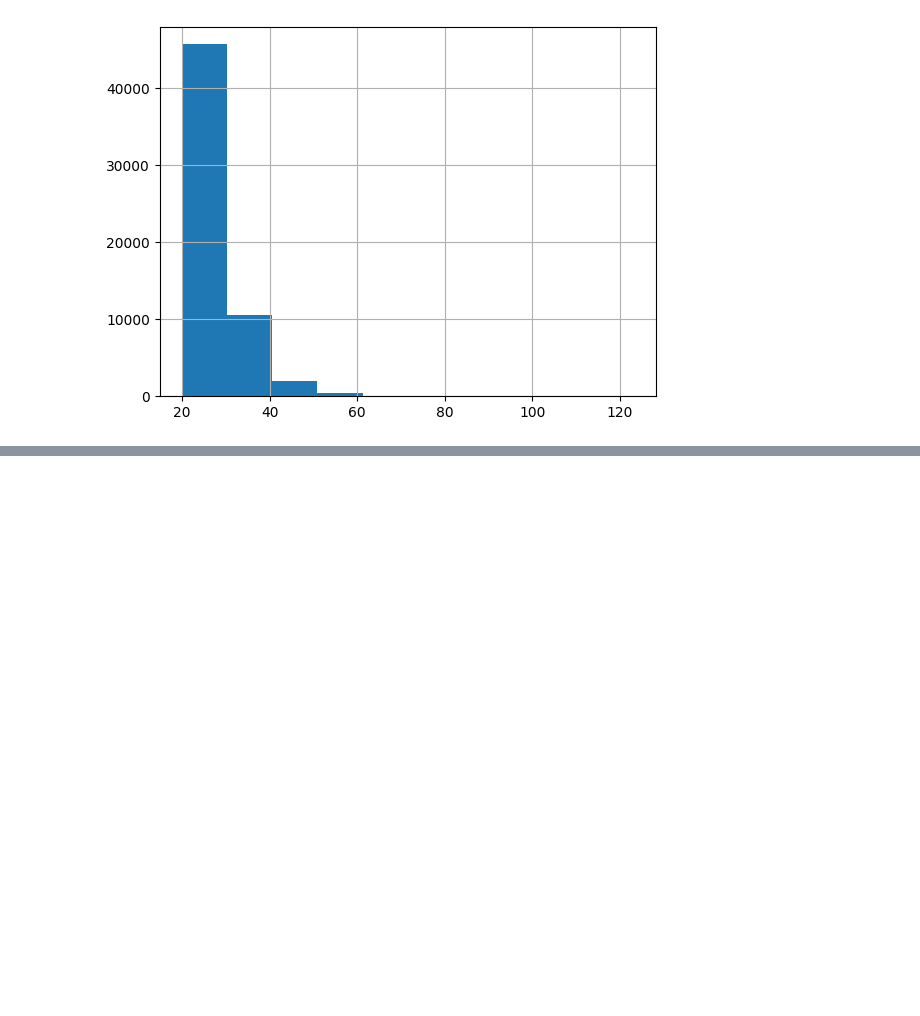
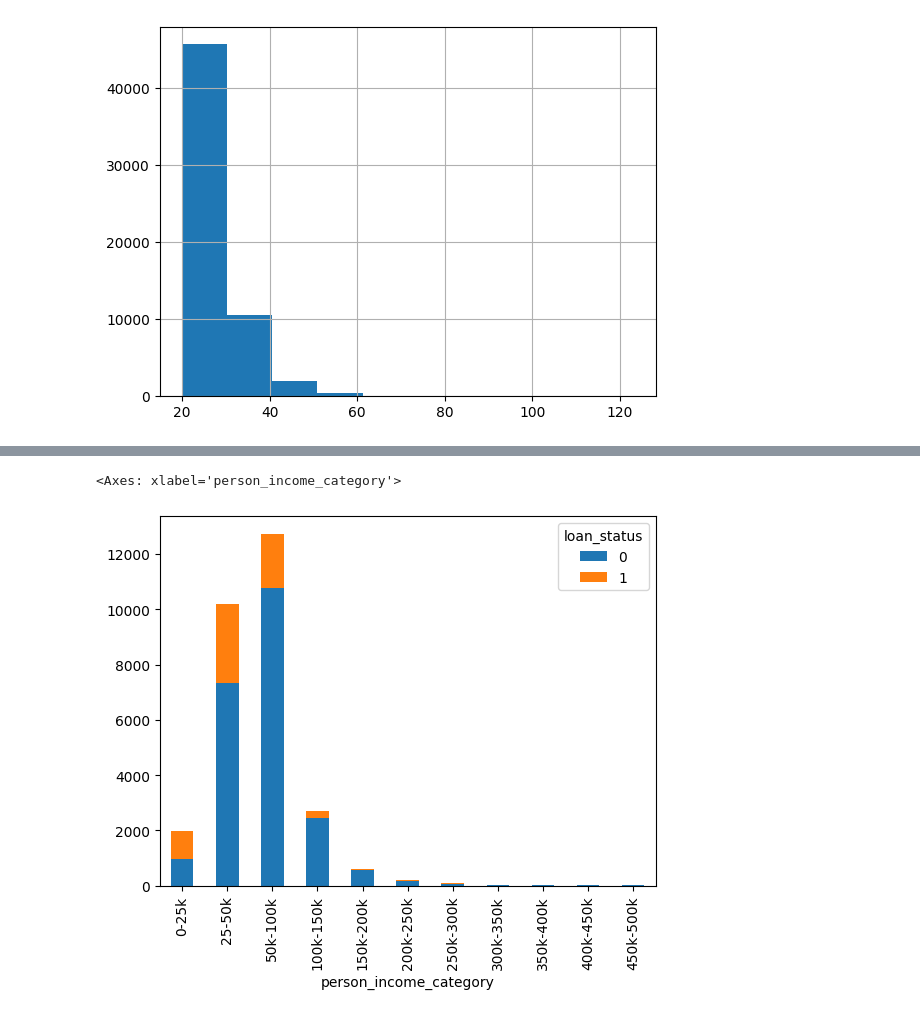
Before and after one commit to Ekatche/MLops_Loan_pred, a Jupyter notebook: notebooks/analysing.ipynb, the cells around one changed output, grey strips where cells are left out. Cells and saved outputs as stored; diff of their text form; code cells hidden in the pictures; blank space fills up the shorter version.

```diff
--- a/notebooks/analysing.ipynb
+++ b/notebooks/analysing.ipynb
@@ -213,0 +258,9 @@ negative_subset["person_age"].hist()
+# %%
+# group the person_income into category bins fron 0 to 500k
+train_data["person_income_category"] = pd.cut(train_data["person_income"], bins=[0, 25000, 50000, 100000, 150000, 200000, 250000, 300000, 350000, 400000, 450000, 500000], labels=['0-25k','25-50k', '50k-100k', '100k-150k', '150k-200k', '200k-250k', '250k-300k', '300k-350k', '350k-400k', '400k-450k', '450k-500k'])
+# %%
+train_data.groupby("person_income_category", observed=True)["loan_status"] \
+          .value_counts().unstack().plot(kind='bar', stacked=True)
+# %% [output]
+<Axes: xlabel='person_income_category'>
+[figure, added]
```
Also changed, not shown: parts of 29 cells of this notebook, 2 other files.
